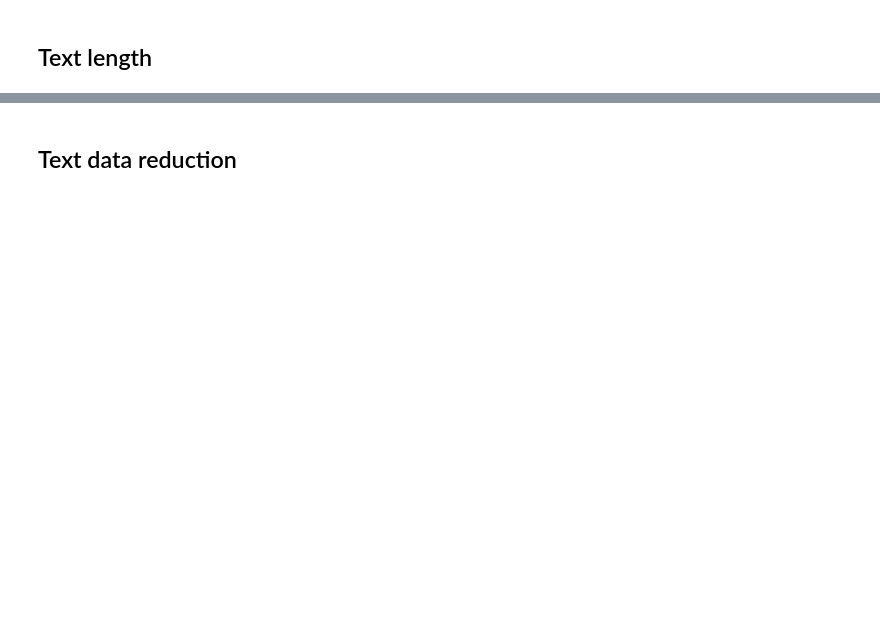
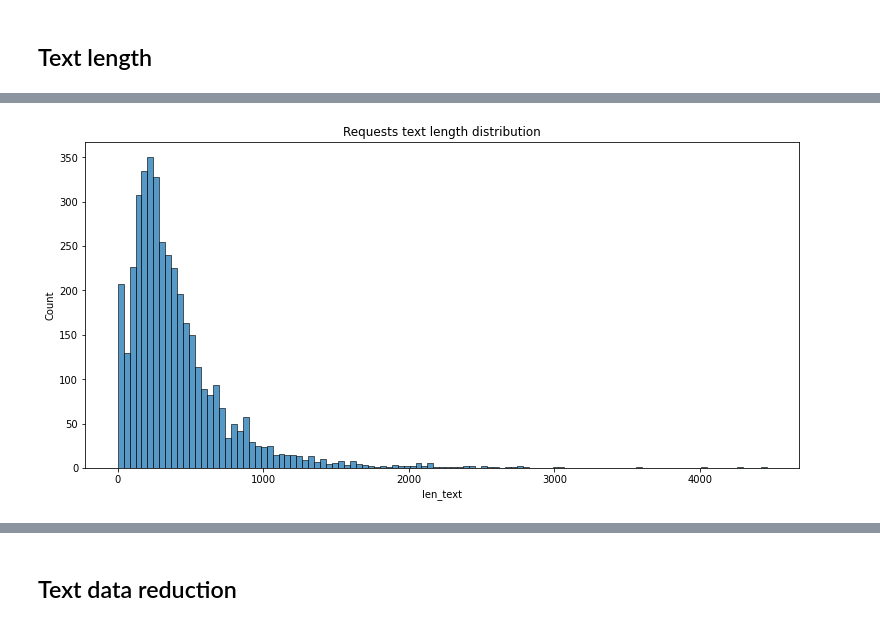
Before and after one commit to leihuayi/AltruisticPizzaPrediction, a Jupyter notebook: research/explore_data.ipynb, the cells around one changed output, grey strips where cells are left out. Saved outputs shown, nothing was run; the diff lists cells and outputs as text; code cells hidden in the pictures; blank space fills up the shorter version.

```diff
--- a/research/explore_data.ipynb
+++ b/research/explore_data.ipynb
@@ -180,2 +278,5 @@ dftxt['len_title'].plot.hist(bins=20)
 # %%
-dftxt['len_text'].plot.hist(bins=20)
+plt.figure(figsize=(12.8,6))
+sn.histplot(df['len_text']).set_title('Requests text length distribution');
+# %% [output]
+[figure, added]
```
Also changed, not shown: parts of 27 cells of this notebook.
